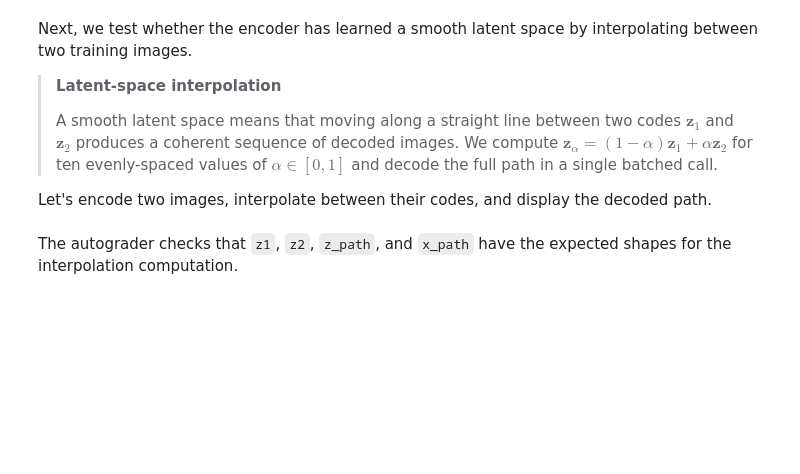
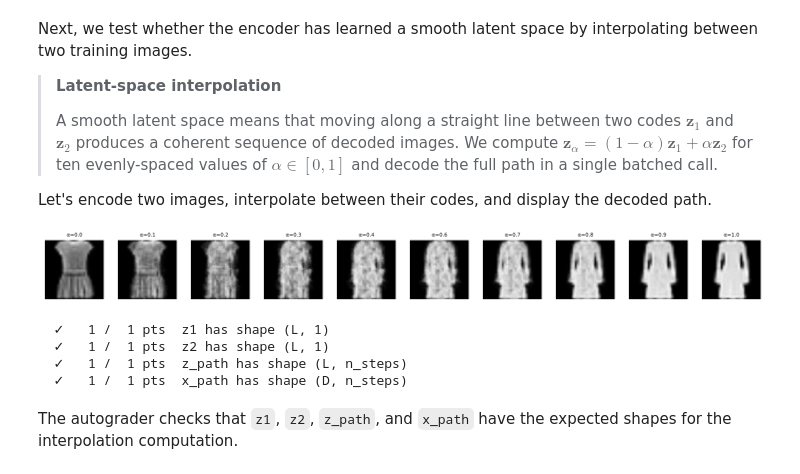
Before and after one commit to CHEME-5820-Spring-2026/ps5-5820-s26-fkm26, a Jupyter notebook: PS5-CHEME-5820-Student-AE-S2025.ipynb, the cells around one changed output. Drawn from its saved outputs; the diff is of its cells as text; code cells hidden in the pictures; blank space fills up the shorter version.

```diff
--- a/PS5-CHEME-5820-Student-AE-S2025.ipynb
+++ b/PS5-CHEME-5820-Student-AE-S2025.ipynb
@@ -52,7 +51,8 @@ In addition, complete the three functions below that are the core of the autoenc
 #   2. Return the result
 
 function encode(model::MyAEModel, x::AbstractMatrix)
-    # YOUR CODE HERE
+
+    return model.encoder(x)
 
 end
 
@@ -66,7 +66,8 @@ end
 #      (the final sigmoid layer already constrains output to [0, 1])
 
 function decode(model::MyAEModel, z::AbstractMatrix)
-    # YOUR CODE HERE
+
+    return model.decoder(z)
 
 end
 
@@ -78,6 +79,9 @@ end
 #   3. Return the MSE:  mean(sum((x .- x̂).^2; dims=1))
 
 function reconstruction_loss(model::MyAEModel, x::AbstractMatrix)
-    # YOUR CODE HERE
+
+    z = encode(model, x)
+    x̂ = decode(model, z)
+    return mean(sum((x .- x̂).^2; dims=1))
 
 end
@@ -130,7 +136,7 @@ Let's load the data, compute pixel statistics, and visualize a sample grid.
 # load the data -
 X = let
     # YOUR CODE HERE: call load_fashion_class with CLASS and K
-    X = missing;
+    X = load_fashion_class(CLASS; n_examples=K);
 
     println("Data matrix size: $(size(X))")  # expected: (4096, 100)
     X # return
@@ -273,6 +303,7 @@ ae, losses = let
             # forward pass + gradient computation in one call -
             loss, grads = Flux.withgradient(ae) do m
                 # YOUR CODE HERE: one line, call reconstruction_loss on the full dataset X
+                reconstruction_loss(m, X)
 
             end;
 
@@ -359,36 +401,47 @@ Let's encode two images, interpolate between their codes, and display the decode
 # %%
 # latent-space interpolation -
 n_steps = 10;
 x1 = X[:, 1:1];   # first training image  (4096 x 1)
 x2 = X[:, 6:6];   # sixth training image  (4096 x 1)
 
 # YOUR CODE HERE
 # 1. Encode both images to their bottleneck codes:
 #      z1 = encode(ae, x1),  z2 = encode(ae, x2)
 # 2. For each alpha in range(0f0, 1f0, length=n_steps):
 #      compute z_alpha = (1 - alpha)*z1 + alpha*z2
 # 3. Stack all z_alpha into z_path (L x n_steps), then decode:
 #      x_path = decode(ae, z_path)
 # 4. Display with labeled titles:
 #      titles = ["α=$(round(α, digits=1))" for α in alphas]
 #      show_image_grid(x_path; nrows=1, ncols=n_steps, titles=titles)
 
-z1 = missing;   # L x 1 bottleneck code for image 1
-z2 = missing;   # L x 1 bottleneck code for image 2
+z1 = encode(ae, x1);   # L x 1 bottleneck code for image 1
+z2 = encode(ae, x2);   # L x 1 bottleneck code for image 2
 
 alphas = range(0f0, 1f0; length=n_steps);  # evenly spaced blend weights
-z_path = missing;   # L x n_steps matrix of interpolated codes
-x_path = missing;   # D x n_steps matrix of decoded images
+z_alpha = [];
+for alpha in alphas
+    push!(z_alpha, ((1 - alpha)*z1 + alpha*z2));
+end
+z_path = hcat(z_alpha...);   # L x n_steps matrix of interpolated codes
+x_path = decode(ae, z_path);   # D x n_steps matrix of decoded images
 
 # display the decoded interpolation path with labeled frames -
 titles = ["α=$(round(α, digits=1))" for α in alphas];
 show_image_grid(x_path; nrows=1, ncols=n_steps, titles=titles)
+# %% [output]
+[figure, added]
 # %%
 # ── Autograder: Task 3 ──────────────────────────────────────────────────────
 check!(GRADER, "Task 3", "z1 has shape (L, 1)",            1, () -> !ismissing(z1) && size(z1) == (L, 1))
 check!(GRADER, "Task 3", "z2 has shape (L, 1)",            1, () -> !ismissing(z2) && size(z2) == (L, 1))
 check!(GRADER, "Task 3", "z_path has shape (L, n_steps)",  1, () -> !ismissing(z_path) && size(z_path) == (L, n_steps))
 check!(GRADER, "Task 3", "x_path has shape (D, n_steps)",  1, () -> !ismissing(x_path) && size(x_path) == (D, n_steps))
+# %% [output]
+  ✓   1 /  1 pts  z1 has shape (L, 1)
+  ✓   1 /  1 pts  z2 has shape (L, 1)
+  ✓   1 /  1 pts  z_path has shape (L, n_steps)
+  ✓   1 /  1 pts  x_path has shape (D, n_steps)
 # %% [markdown]
 The autograder checks that `z1`, `z2`, `z_path`, and `x_path` have the expected shapes for the interpolation computation.
 # %% [markdown]
```
Also changed, not shown: parts of 18 cells of this notebook, 1 other file.
